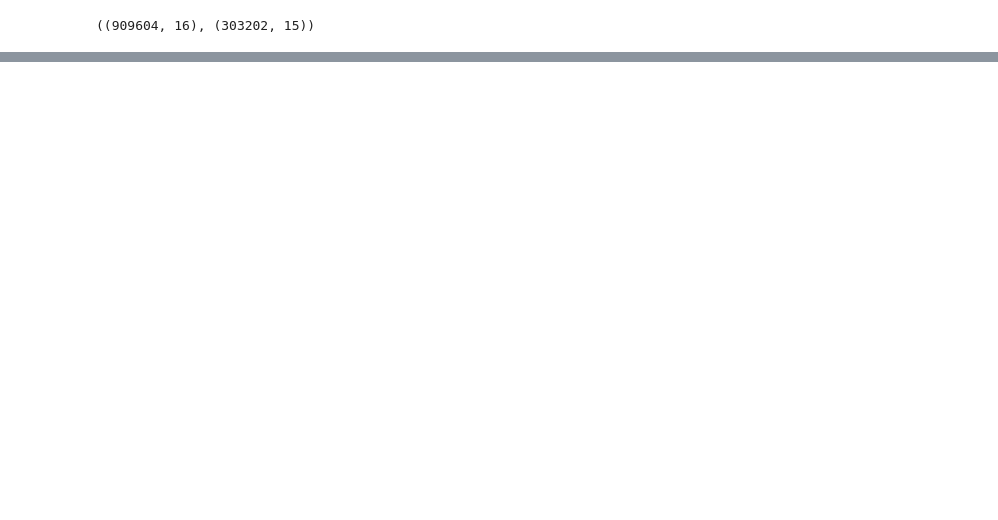
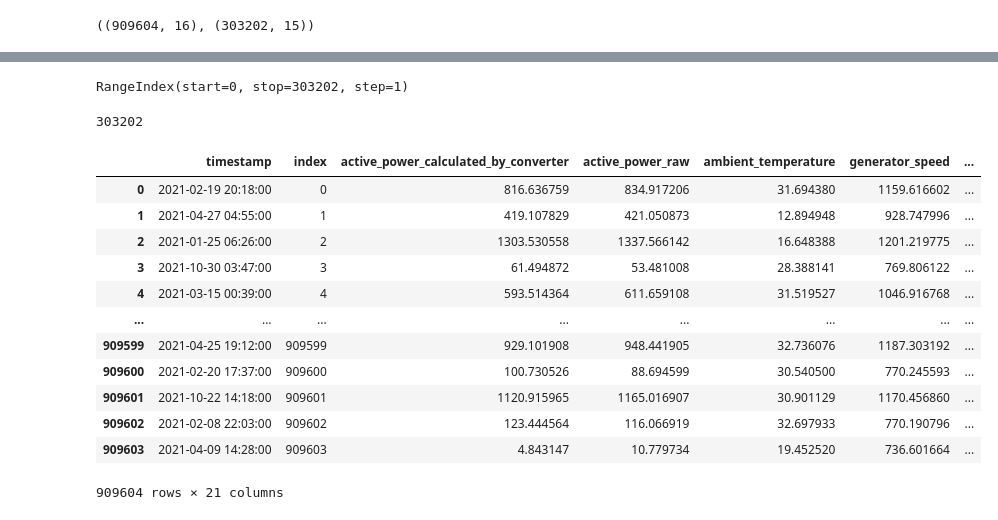
Before and after one commit to k-loki/re_new-machinehack, a Jupyter notebook: notebooks/ft_sel.ipynb, the cells around one changed output, grey strips where cells are left out. Drawn from its saved outputs; the diff is of its cells as text; code cells hidden in the pictures; blank space fills up the shorter version.

```diff
--- a/notebooks/ft_sel.ipynb
+++ b/notebooks/ft_sel.ipynb
@@ -499,0 +297,9 @@ comp_score(req_data['Turbine_108'], preds)
+# %%
+interpolated_test_df.reset_index(inplace=True, drop=True)
+interpolated_test_df.index
+# %% [output]
+RangeIndex(start=0, stop=303202, step=1)
+# %%
+(test_data.timestamp == interpolated_test_df.timestamp).sum()
+# %% [output]
+303202
@@ -499,0 +308,19 @@ comp_score(req_data['Turbine_108'], preds)
+# %%
+train_data_interpolations = df[df.is_test == 0]
+train_data_interpolations.sort_values(by='index', inplace=True)
+train_data_interpolations.reset_index(drop=True, inplace=True)
+train_data_interpolations
+# %% [output]
+|  | timestamp | index | active_power_calculated_by_converter | active_power_raw | ambient_temperature | generator_speed | ... |
+| 0 | 2021-02-19 20:18:00 | 0 | 816.636759 | 834.917206 | 31.694380 | 1159.616602 | ... |
+| 1 | 2021-04-27 04:55:00 | 1 | 419.107829 | 421.050873 | 12.894948 | 928.747996 | ... |
+| 2 | 2021-01-25 06:26:00 | 2 | 1303.530558 | 1337.566142 | 16.648388 | 1201.219775 | ... |
+| 3 | 2021-10-30 03:47:00 | 3 | 61.494872 | 53.481008 | 28.388141 | 769.806122 | ... |
+| 4 | 2021-03-15 00:39:00 | 4 | 593.514364 | 611.659108 | 31.519527 | 1046.916768 | ... |
+| ... | ... | ... | ... | ... | ... | ... | ... |
+| 909599 | 2021-04-25 19:12:00 | 909599 | 929.101908 | 948.441905 | 32.736076 | 1187.303192 | ... |
+| 909600 | 2021-02-20 17:37:00 | 909600 | 100.730526 | 88.694599 | 30.540500 | 770.245593 | ... |
+| 909601 | 2021-10-22 14:18:00 | 909601 | 1120.915965 | 1165.016907 | 30.901129 | 1170.456860 | ... |
+| 909602 | 2021-02-08 22:03:00 | 909602 | 123.444564 | 116.066919 | 32.697933 | 770.190796 | ... |
+| 909603 | 2021-04-09 14:28:00 | 909603 | 4.843147 | 10.779734 | 19.452520 | 736.601664 | ... |
+909604 rows × 21 columns
```
Also changed, not shown: parts of 131 cells of this notebook.
